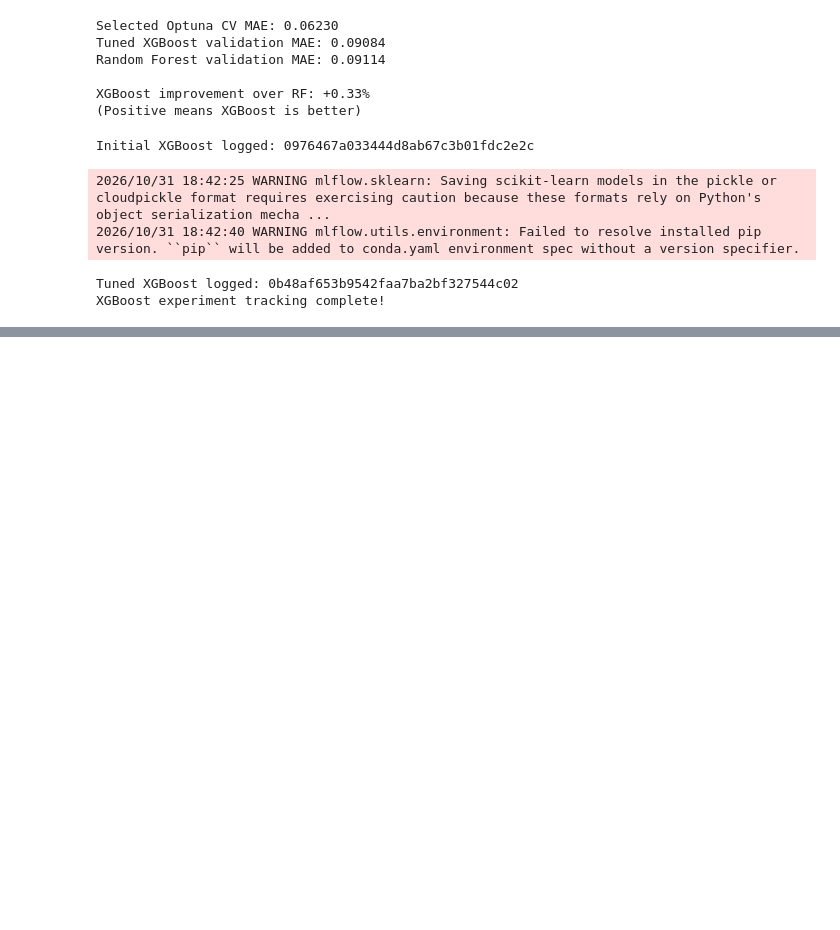
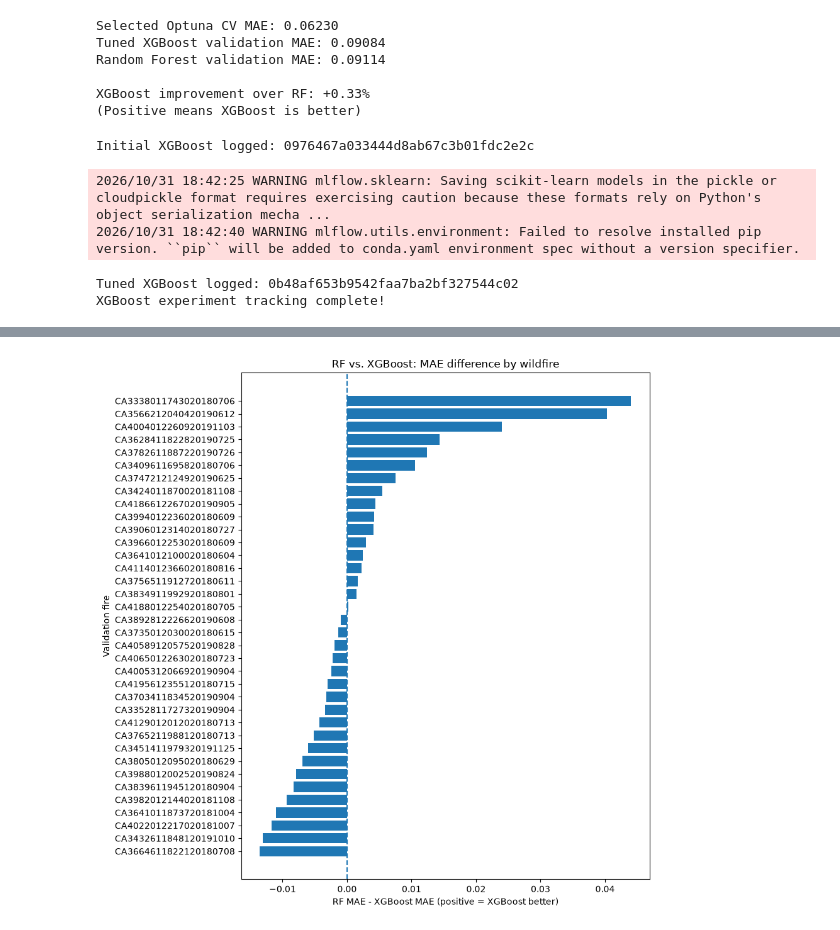
Before and after one commit to Vasant-Tholappa/wildfire-recovery-forecasting, a Jupyter notebook: notebooks/phase5_ml.ipynb, the cells around one changed output, grey strips where cells are left out. Cells and saved outputs as stored; diff of their text form; code cells hidden in the pictures; blank space fills up the shorter version.

Commit message:
Document Phase 5 interpretation and ablations with frozen candidate handoff

```diff
--- a/notebooks/phase5_ml.ipynb
+++ b/notebooks/phase5_ml.ipynb
@@ -1871,0 +2028,98 @@ XGBoost experiment tracking complete!
+# %%
+
+# PHASE 5 — BLOCK 1B: FIRE-LEVEL MODEL COMPARISON
+
+import numpy as np
+import pandas as pd
+import matplotlib.pyplot as plt
+
+# All predictions are in the same validation-row order
+assert len(y_val) == len(rf_predictions) == len(final_xgb_predictions)
+assert len(y_val) == len(val)
+
+fire_errors = pd.DataFrame({
+    "fire_id": val["fire_id"].to_numpy(),
+    "actual_nbr5": y_val.to_numpy(),
+    "rf_prediction": np.asarray(rf_predictions),
+    "xgb_prediction": np.asarray(final_xgb_predictions),
+})
+
+# Calculate each patch's absolute prediction error
+fire_errors["rf_error"] = abs(
+    fire_errors["actual_nbr5"] - fire_errors["rf_prediction"]
+)
+
+fire_errors["xgb_error"] = abs(
+    fire_errors["actual_nbr5"] - fire_errors["xgb_prediction"]
+)
+
+# Average the errors separately within each wildfire
+fire_comparison = (
+    fire_errors.groupby("fire_id")
+    .agg(
+        patches=("actual_nbr5", "size"),
+        rf_mae=("rf_error", "mean"),
+        xgb_mae=("xgb_error", "mean"),
+    )
+)
+
+# Positive advantage = XGBoost has lower error
+fire_comparison["xgb_advantage"] = (
+    fire_comparison["rf_mae"] - fire_comparison["xgb_mae"]
+)
+
+fire_comparison["winner"] = np.where(
+    fire_comparison["xgb_advantage"] > 1e-10,
+    "XGBoost",
+    np.where(
+        fire_comparison["xgb_advantage"] < -1e-10,
+        "Random Forest",
+        "Tie"
+    )
+)
+
+assert len(fire_comparison) == 36
+assert np.isclose(fire_errors["rf_error"].mean(), rf_scores["mae"])
+assert np.isclose(fire_errors["xgb_error"].mean(), final_xgb_scores["mae"])
+
+print("FIRE-LEVEL WIN COUNTS")
+print(fire_comparison["winner"].value_counts())
+
+print("\nEQUAL-FIRE AVERAGE MAE")
+print(
+    fire_comparison[["rf_mae", "xgb_mae"]]
+    .mean()
+    .round(5)
+)
+
+print("\nTOP 5 FIRES WHERE XGBOOST IS BETTER")
+display(
+    fire_comparison.sort_values(
+        "xgb_advantage", ascending=False
+    ).head(5).round(5)
+)
+
+print("\nTOP 5 FIRES WHERE RANDOM FOREST IS BETTER")
+display(
+    fire_comparison.sort_values(
+        "xgb_advantage", ascending=True
+    ).head(5).round(5)
+)
+
+# Visualize the per-fire differences
+ordered = fire_comparison.sort_values("xgb_advantage")
+
+plt.figure(figsize=(9, 9))
+plt.barh(
+    range(len(ordered)),
+    ordered["xgb_advantage"]
+)
+
+plt.axvline(0, linestyle="--")
+plt.yticks(range(len(ordered)), ordered.index.astype(str))
+plt.xlabel("RF MAE - XGBoost MAE (positive = XGBoost better)")
+plt.ylabel("Validation fire")
+plt.title("RF vs. XGBoost: MAE difference by wildfire")
+plt.tight_layout()
+plt.show()
+# %% [output]
@@ -1871,0 +2153 @@ XGBoost experiment tracking complete!
+[figure, added]
```
Also changed, not shown: parts of 11 cells of this notebook, 4 other files.
